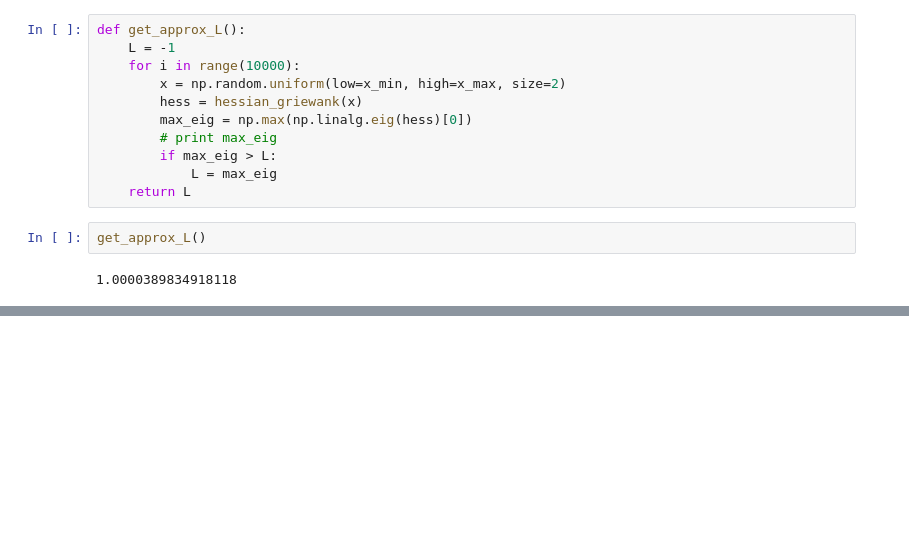
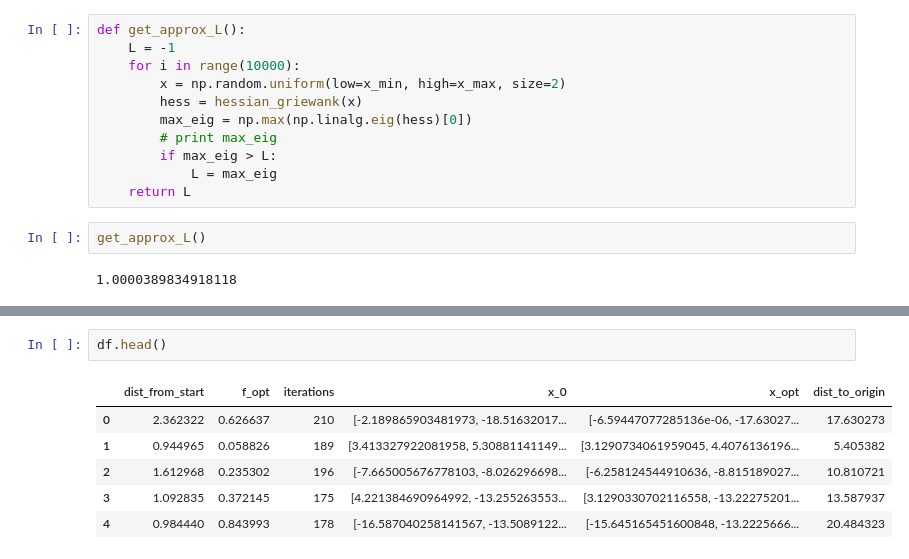
Before and after one commit to ksreenivasan/momentum_nonconvex_opt, a Jupyter notebook: griewank_tests.ipynb, the cells around one changed output, grey strips where cells are left out. Cells and saved outputs as stored; diff of their text form; blank space fills up the shorter version.

```diff
--- a/griewank_tests.ipynb
+++ b/griewank_tests.ipynb
@@ -297,0 +348,9 @@ get_approx_L()
+# %%
+df.head()
+# %% [output]
+|  | dist_from_start | f_opt | iterations | x_0 | x_opt | dist_to_origin |
+| 0 | 2.362322 | 0.626637 | 210 | [-2.189865903481973, -18.51632017... | [-6.59447077285136e-06, -17.63027... | 17.630273 |
+| 1 | 0.944965 | 0.058826 | 189 | [3.413327922081958, 5.30881141149... | [3.1290734061959045, 4.4076136196... | 5.405382 |
+| 2 | 1.612968 | 0.235302 | 196 | [-7.665005676778103, -8.026296698... | [-6.258124544910636, -8.815189027... | 10.810721 |
+| 3 | 1.092835 | 0.372145 | 175 | [4.221384690964992, -13.255263553... | [3.1290330702116558, -13.22275201... | 13.587937 |
+| 4 | 0.984440 | 0.843993 | 178 | [-16.587040258141567, -13.5089122... | [-15.645165451600848, -13.2225666... | 20.484323 |
```
Also changed, not shown: parts of 12 cells of this notebook, 1 other file.
